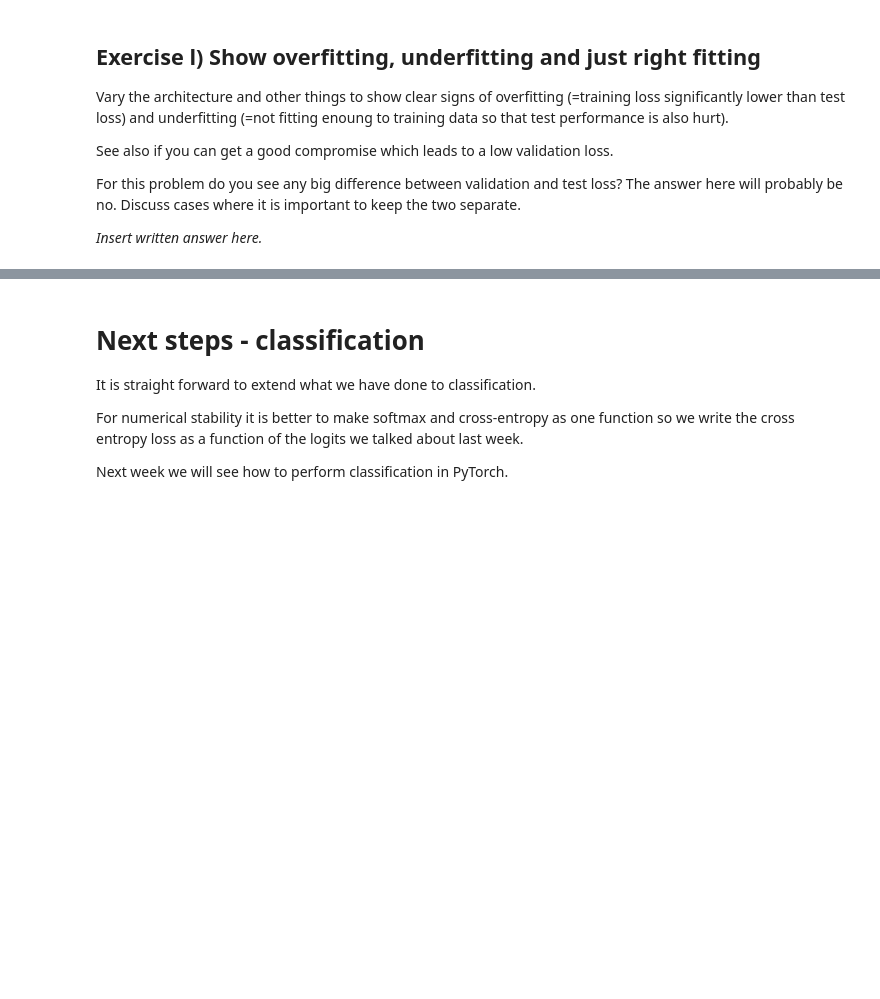
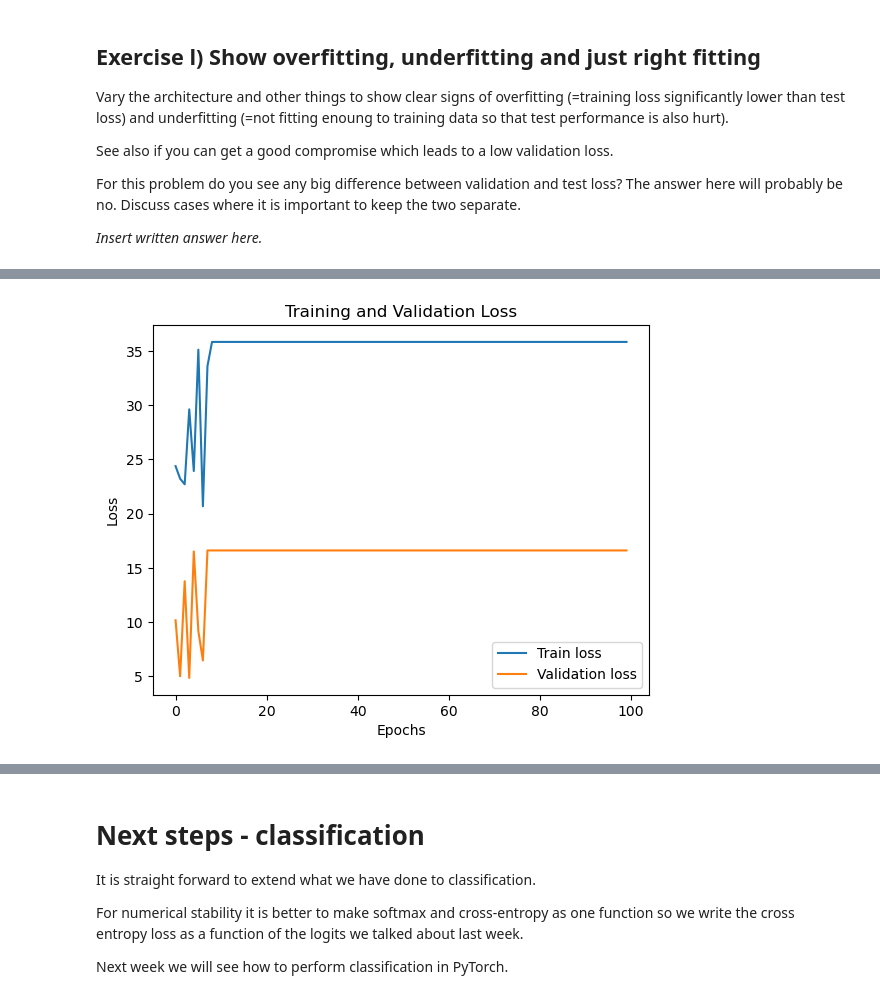
Before and after one commit to billchen0509/02456-Deep-Learning, a Jupyter notebook: 2_Feedforward_Python/2.1-EXE-FNN-AutoDif-Nanograd.ipynb, the cells around one changed output, grey strips where cells are left out. Drawn from its saved outputs; the diff is of its cells as text; code cells hidden in the pictures; blank space fills up the shorter version.

```diff
--- a/2_Feedforward_Python/2.1-EXE-FNN-AutoDif-Nanograd.ipynb
+++ b/2_Feedforward_Python/2.1-EXE-FNN-AutoDif-Nanograd.ipynb
@@ -395,14 +431,23 @@ class DenseLayer:
         # We therefore loop over the (number of) nodes in the current layer:
         for j in range(len(weights[0])):
             # Initialize the node value depending on its corresponding parameters.
-            node = Var(0.0) # <- Insert code
+            node = self.bias[j] # <- Insert code
             # We now finish the linear transformation corresponding to the parameters of the currently considered node.
             for i in range(len(single_input)):
-                node += Var(0.0)  # <- Insert code
+                node += single_input[i] * weights[i][j]  # <- Insert code
             node = self.act_fn(node)
             out.append(node)
 
         return out
+
+    def print_parameters(self):
+        print('Weights:')
+        for i, row in enumerate(self.weights):
+            for j, weight in enumerate(row):
+                print(f'Weight {i},{j}: {weight}')
+        print('Bias:')
+        for i, bias in enumerate(self.bias):
+            print(f'Bias {i}: {bias}')
 # %% [markdown]
 ## Exercise f) Add more activation functions
 
@@ -533,6 +759,9 @@ We are only missing a loss function to we need to define a loss function and its
 def squared_loss(t, y):
 
   # add check that sizes agree
+  assert len(t) == len(y), "t and y must have the same length"
+  for t_instance, y_instance in zip(t, y):
+    assert len(t_instance) == len(y_instance), "t and y must have the same length"
 
   def squared_loss_single(t, y):
     Loss = Var(0.0)
@@ -754,0 +1045,81 @@ _Insert written answer here._
+# %%
+from sklearn.model_selection import train_test_split
+X, y = np.random.rand(200, 1), np.random.rand(200, 1)  # Example dataset
+x_train, x_temp, y_train, y_temp = train_test_split(X, y, test_size=0.4, random_state=42)
+x_val, x_test, y_val, y_test = train_test_split(x_temp, y_temp, test_size=0.5, random_state=42)
+
+# Insert your code for getting overfitting, underfitting and just right fitting
+underfitting = [
+    DenseLayer(1, 1, lambda x: x.relu(), initializer = ConstantInitializer(1.0))
+]
+
+overfitting = [
+    DenseLayer(1, 10, lambda x: x.relu(), initializer = ConstantInitializer(1.0)),
+    DenseLayer(10,10, lambda x: x.relu(), initializer = ConstantInitializer(1.0)),
+    DenseLayer(10, 1, lambda x: x.identity(), initializer = ConstantInitializer(1.0))
+]
+wellfitting = [
+    DenseLayer(1, 10, lambda x: x.relu(), initializer = ConstantInitializer(1.0)),
+    DenseLayer(10, 1, lambda x: x.identity(), initializer = ConstantInitializer(1.0))
+]
+
+def train_and_evaluate_model(NN, x_train, y_train, x_val, y_val, x_test, y_test, epochs=100, learning_rate=0.01):
+    train_loss = []
+    val_loss = []
+
+    for e in range(epochs):
+        # Forward pass
+        y_pred = forward(x_train, NN)
+        Loss = squared_loss(y_train, y_pred)
+
+        # Backward pass
+        Loss.backward()
+
+        # Update parameters
+        update_parameters(parameters(NN), learning_rate)
+        zero_gradients(parameters(NN))
+
+        # Record training loss
+        train_loss.append(Loss.v)
+
+        # Validation loss
+        Loss_val = squared_loss(y_val, forward(x_val, NN))
+        val_loss.append(Loss_val.v)
+
+        if e % 10 == 0:
+            print(f"Epoch {e}: Train loss = {Loss.v}, Validation loss = {Loss_val.v}")
+
+    # Plot training and validation losses
+    plt.figure()
+    plt.plot(range(epochs), train_loss, label="Train loss")
+    plt.plot(range(epochs), val_loss, label="Validation loss")
+    plt.xlabel("Epochs")
+    plt.ylabel("Loss")
+    plt.legend()
+    plt.title("Training and Validation Loss")
+    plt.show()
+
+    # Test set evaluation
+    y_test_pred = forward(x_test, NN)
+    Loss_test = squared_loss(y_test, y_test_pred)
+    print(f"Test loss: {Loss_test.v}")
+
+    return NN
+
+x_train_var = nparray_to_Var(x_train)
+y_train_var = nparray_to_Var(y_train)
+x_val_var = nparray_to_Var(x_val)
+y_val_var = nparray_to_Var(y_val)
+x_test_var = nparray_to_Var(x_test)
+y_test_var = nparray_to_Var(y_test)
+
+# Train and evaluate each model
+print("Underfitting model:")
+train_and_evaluate_model(underfitting, x_train_var, y_train_var, x_val_var, y_val_var, x_test_var, y_test_var)
+
+print("\nOverfitting model:")
+train_and_evaluate_model(overfitting,  x_train_var, y_train_var, x_val_var, y_val_var, x_test_var, y_test_var)
+
+print("\nWell-fitting model:")
+train_and_evaluate_model(wellfitting,  x_train_var, y_train_var, x_val_var, y_val_var, x_test_var, y_test_var)
+# %% [output]
@@ -754,0 +1137 @@ _Insert written answer here._
+[figure, added]
```
Also changed, not shown: parts of 30 cells of this notebook.
